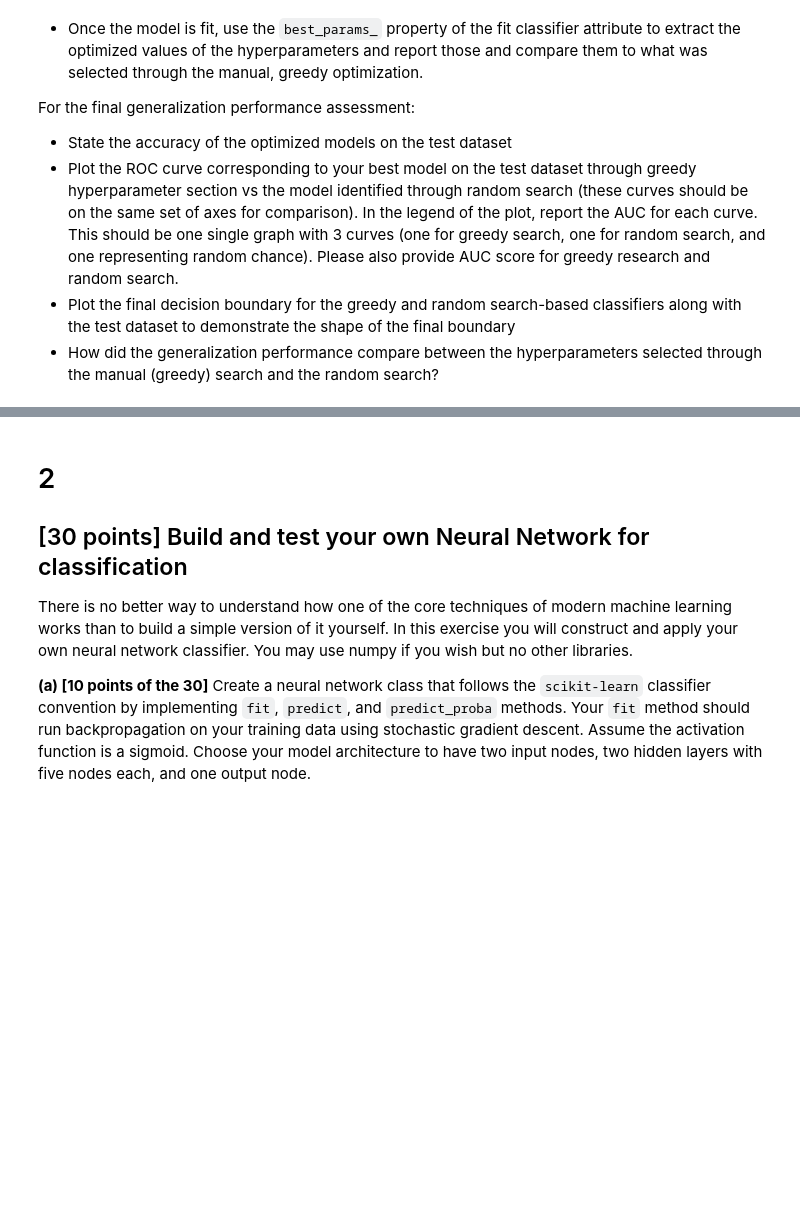
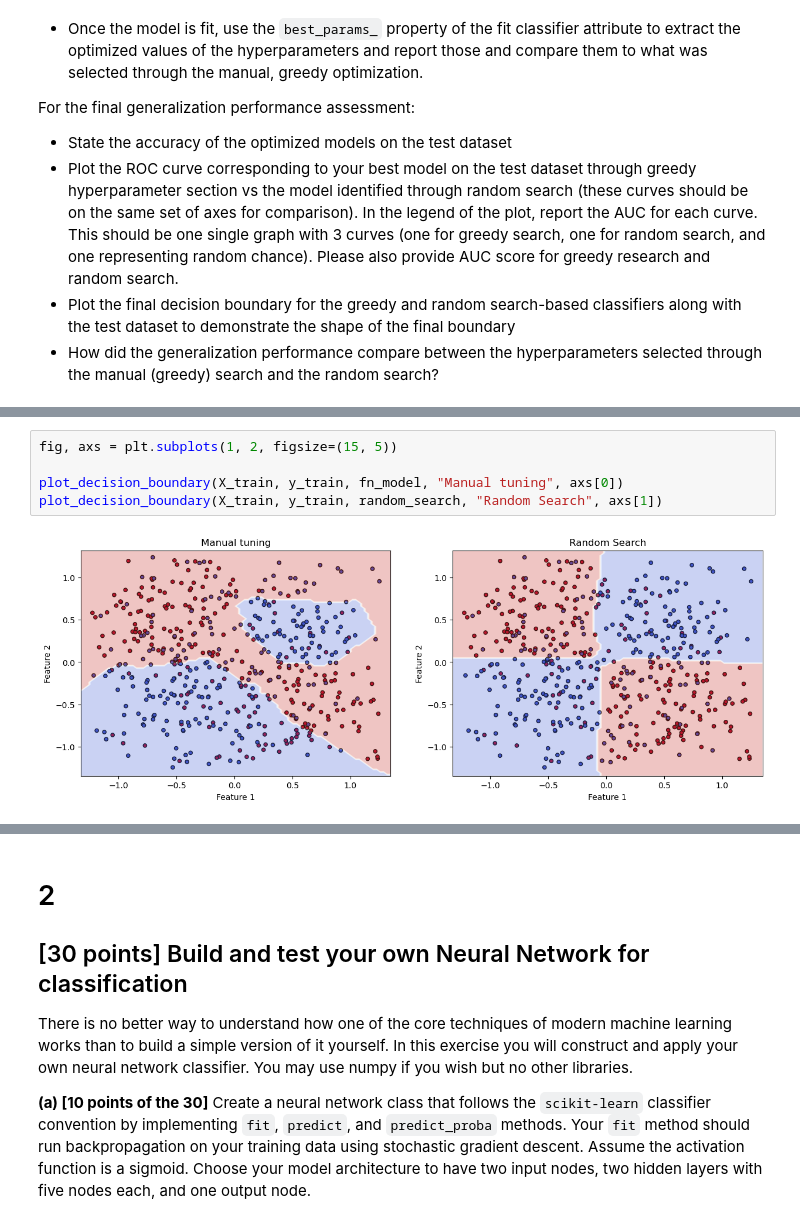
Before and after one commit to dani-jimlar/ML_assignments, a Jupyter notebook: a_4/Assignment_4.ipynb, the cells around one changed output, grey strips where cells are left out. Saved outputs shown, nothing was run; the diff lists cells and outputs as text; blank space fills up the shorter version.

```diff
--- a/a_4/Assignment_4.ipynb
+++ b/a_4/Assignment_4.ipynb
@@ -684,0 +686,7 @@ plt.show()
+# %%
+fig, axs = plt.subplots(1, 2, figsize=(15, 5))
+
+plot_decision_boundary(X_train, y_train, fn_model, "Manual tuning", axs[0])
+plot_decision_boundary(X_train, y_train, random_search, "Random Search", axs[1])
+# %% [output]
+[figure, added]
```
Also changed, not shown: parts of 11 cells of this notebook.
